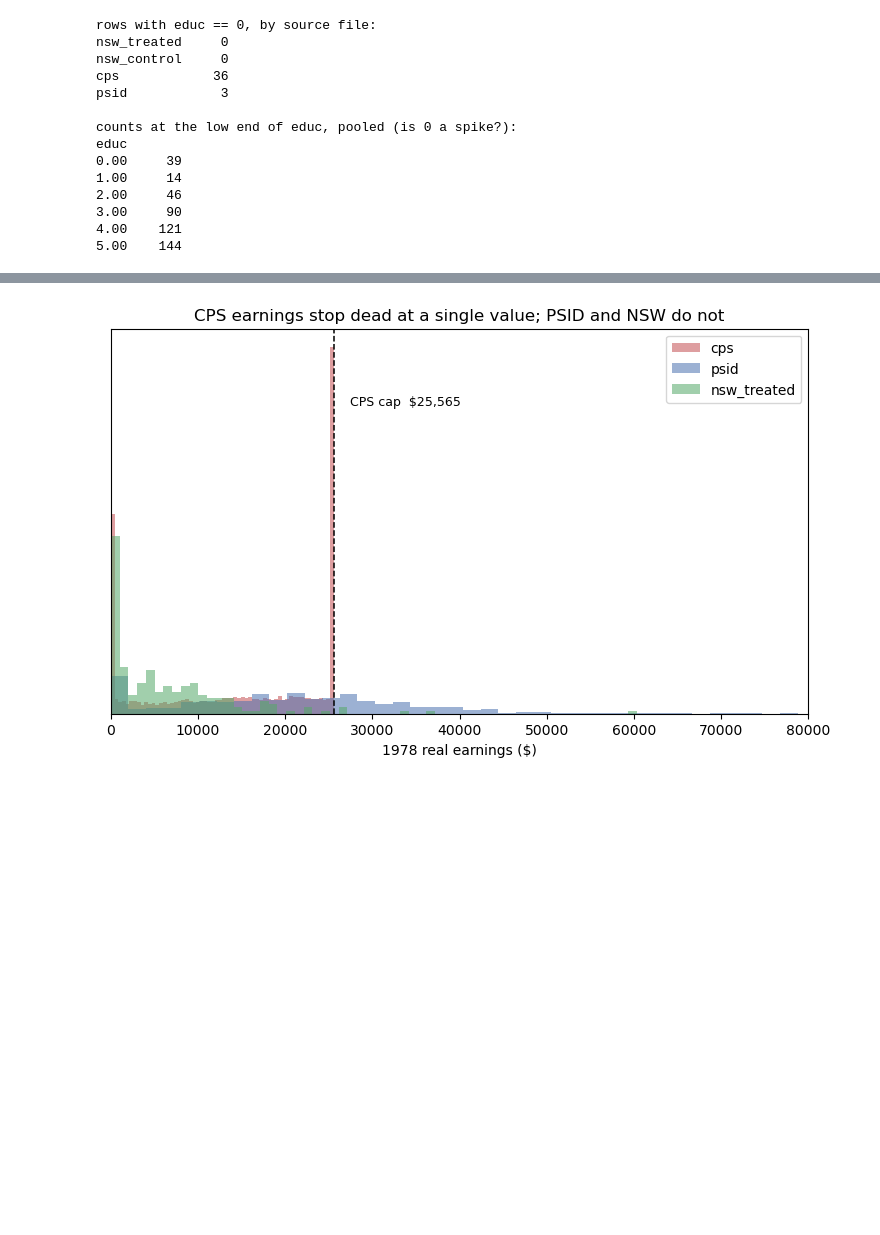
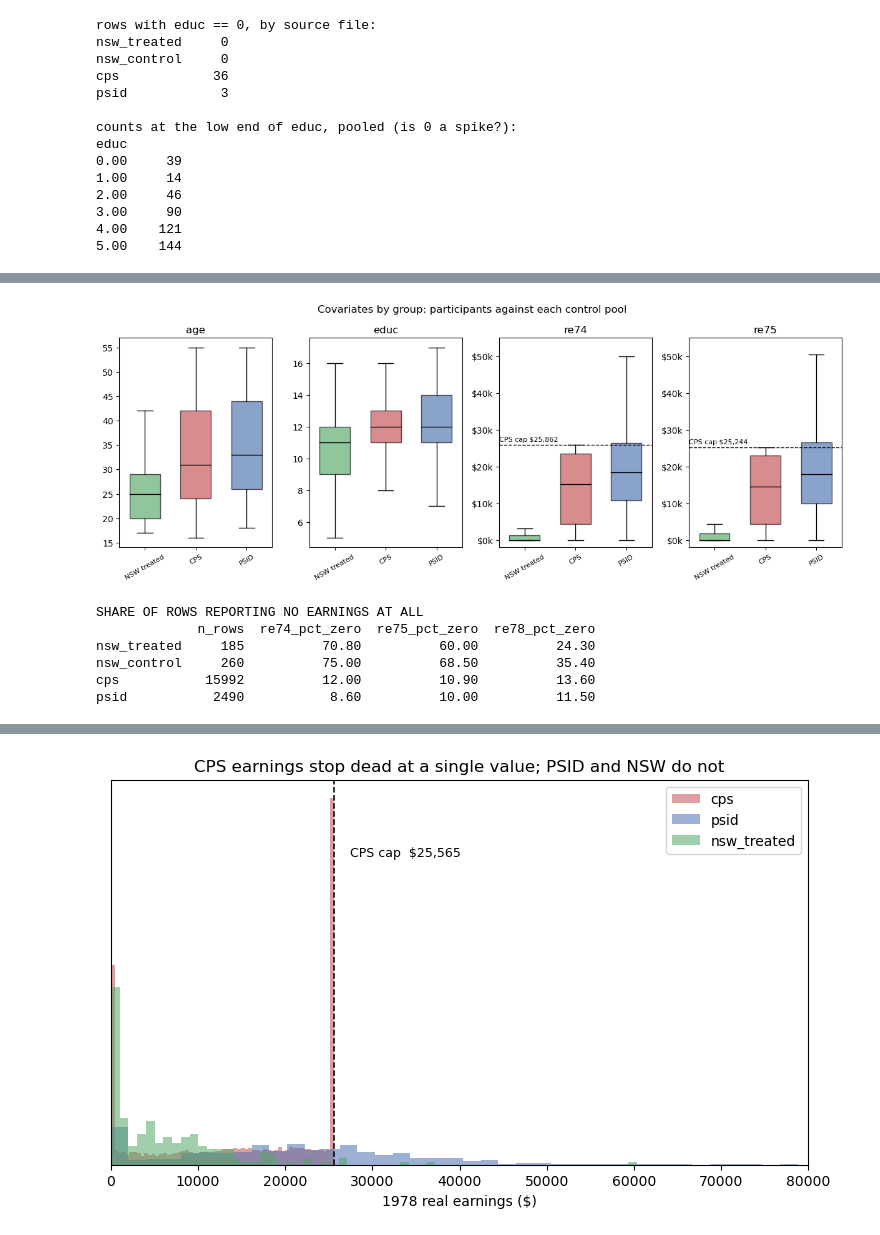
Before and after one commit to stellawwww/psm-causal-inference, a Jupyter notebook: notebooks/01_data_prep.ipynb, the cells around one changed output, grey strips where cells are left out. Saved outputs shown, nothing was run; the diff lists cells and outputs as text; code cells hidden in the pictures; blank space fills up the shorter version.

```diff
--- a/notebooks/01_data_prep.ipynb
+++ b/notebooks/01_data_prep.ipynb
@@ -461,10 +414,0 @@ desc.drop(columns="count").round(2)
-# %%
-fig, axes = plt.subplots(1, 5, figsize=(figures.FIGSIZE[0] * 1.6, 3.2))
-for ax, c in zip(axes, num):
-    ax.hist(all_rows[c], bins=40, color="#4c72b0")
-    ax.set_title(c)
-    ax.set_yticks([])
-axes[0].set_ylabel("rows")
-fig.suptitle("Marginal distributions, all four files pooled", y=1.04)
-figures.save_fig(fig, "numeric_distributions", close=False)
-plt.show()
@@ -479,0 +429,43 @@ Splitting the outcome by source makes the cap unmistakable.
+# %%
+covs = ["age", "educ", "re74", "re75"]                      # re78 is the outcome, held back
+groups = {"NSW treated": raw["nsw_treated"], "CPS": raw["cps"], "PSID": raw["psid"]}
+COLOUR = {"NSW treated": "#55a868", "CPS": "#c44e52", "PSID": "#4c72b0"}
+
+fig, axes = plt.subplots(1, 4, figsize=(figures.FIGSIZE[0] * 1.35, 4.4))
+for ax, c in zip(axes, covs):
+    bp = ax.boxplot([g[c].values for g in groups.values()], labels=list(groups),
+                    widths=.6, patch_artist=True,
+                    showfliers=False)          # 16k CPS rows would bury the panel in dots
+    for patch, name in zip(bp["boxes"], groups):
+        patch.set_facecolor(COLOUR[name])
+        patch.set_alpha(.65)
+    for med in bp["medians"]:
+        med.set_color("black")
+    ax.set_title(c)
+    ax.tick_params(axis="x", labelrotation=30, labelsize=8)
+
+for ax, c in zip(axes[2:], ["re74", "re75"]):
+    ax.axhline(CAP[c], ls="--", lw=1, color="black")
+    ax.annotate(f"CPS cap ${CAP[c]:,.0f}", xy=(0.5, CAP[c]), xytext=(0, 4),
+                textcoords="offset points", fontsize=8)
+    ax.set_ylim(-2_000, 55_000)                # PSID runs far past this; fliers are hidden anyway
+    ax.set_yticks(range(0, 55_001, 10_000))
+    ax.set_yticklabels([f"${v//1000}k" for v in range(0, 55_001, 10_000)])
+
+fig.tight_layout()
+fig.suptitle("Covariates by group: participants against each control pool", y=1.04)
+figures.save_fig(fig, "covariate_boxplots", close=False)
+plt.show()
+# %% [output]
+[figure, added]
+# %%
+# the one thing a boxplot cannot show: how much of each group is sitting exactly on zero
+print("SHARE OF ROWS REPORTING NO EARNINGS AT ALL")
+print(data.zero_share().to_string())
+# %% [output]
+SHARE OF ROWS REPORTING NO EARNINGS AT ALL
+             n_rows  re74_pct_zero  re75_pct_zero  re78_pct_zero
+nsw_treated     185          70.80          60.00          24.30
+nsw_control     260          75.00          68.50          35.40
+cps           15992          12.00          10.90          13.60
+psid           2490           8.60          10.00          11.50
```
Also changed, not shown: parts of 28 cells of this notebook, 4 other files.
